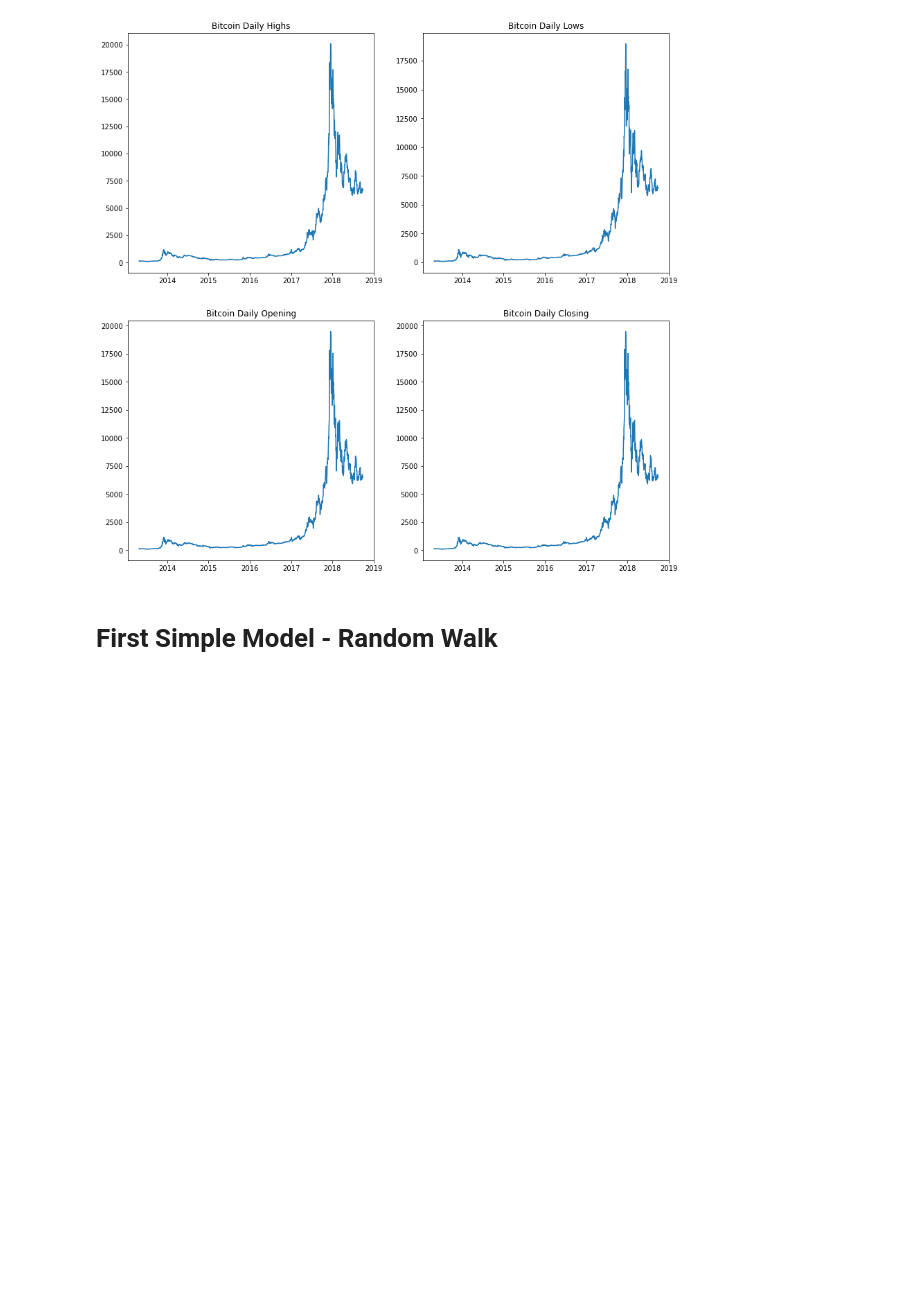
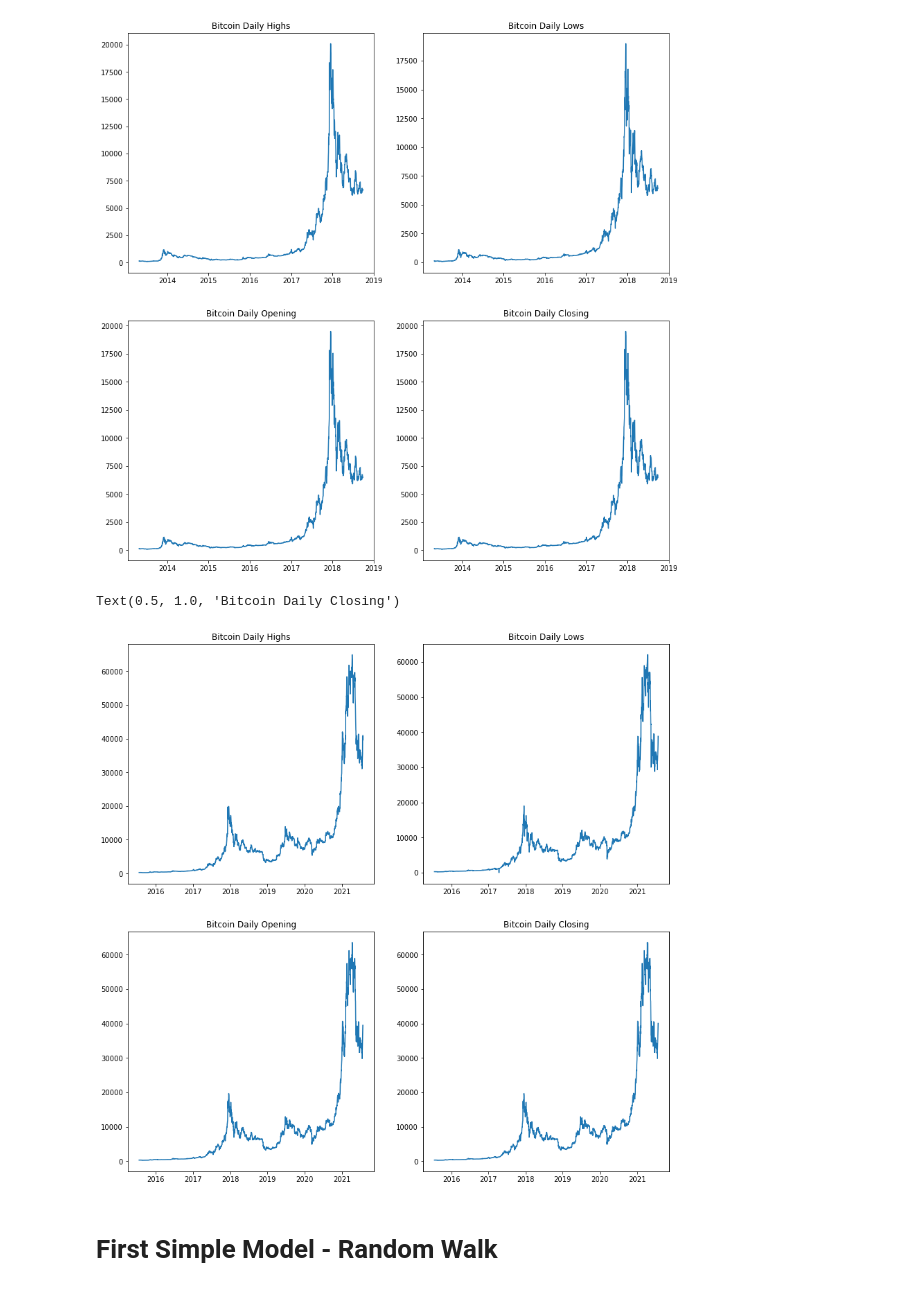
Before and after one commit to samjdedes/time_series_analysis, a Jupyter notebook: notebooks/EDA.ipynb, the cells around one changed output. Saved outputs shown, nothing was run; the diff lists cells and outputs as text; code cells hidden in the pictures; blank space fills up the shorter version.

```diff
--- a/notebooks/EDA.ipynb
+++ b/notebooks/EDA.ipynb
@@ -737,6 +742,24 @@ ax[1,1].set_title('Bitcoin Daily Closing')
 # %% [output]
 Text(0.5, 1.0, 'Bitcoin Daily Closing')
 [figure]
+# %%
+m = 2
+n = 2
+figsize = (14,14)
+fig, ax = plt.subplots(nrows=m, ncols=n, figsize=figsize)
+
+ax[0,0].plot(btc_new.index, btc_new.High)
+ax[0,1].plot(btc_new.index, btc_new.Low)
+ax[1,0].plot(btc_new.index, btc_new.Open)
+ax[1,1].plot(btc_new.index, btc_new.Close)
+
+ax[0,0].set_title('Bitcoin Daily Highs')
+ax[0,1].set_title('Bitcoin Daily Lows')
+ax[1,0].set_title('Bitcoin Daily Opening')
+ax[1,1].set_title('Bitcoin Daily Closing')
+# %% [output]
+Text(0.5, 1.0, 'Bitcoin Daily Closing')
+[figure, added]
 # %% [markdown]
 # First Simple Model - Random Walk
 # %%
```
Also changed, not shown: parts of 2 cells of this notebook, 2 other files.
